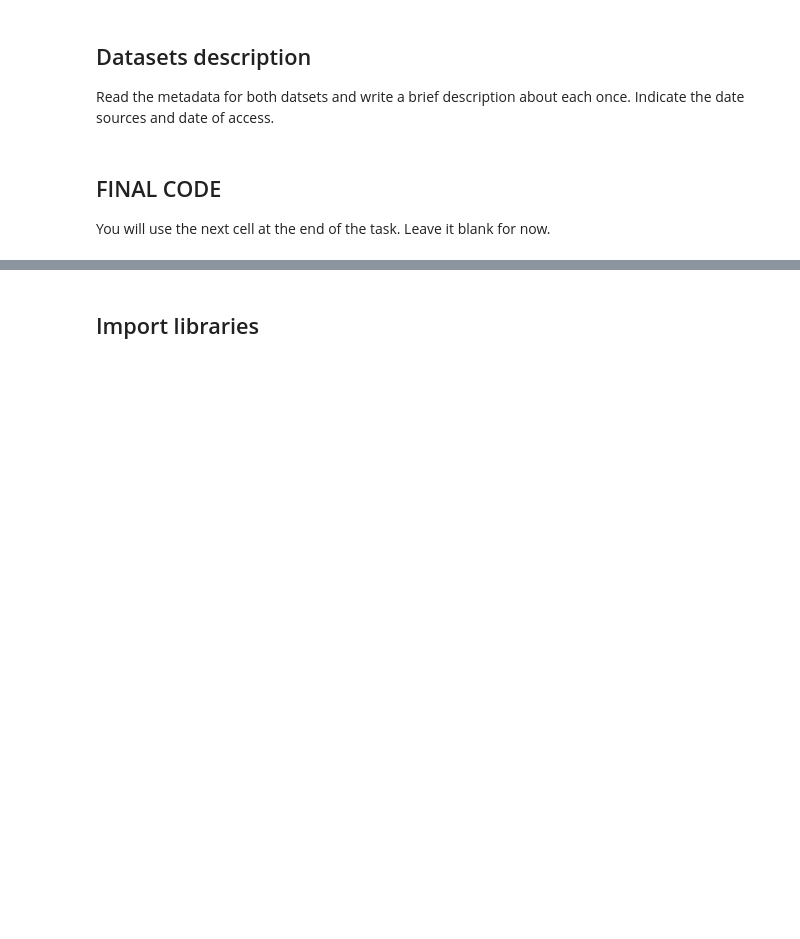
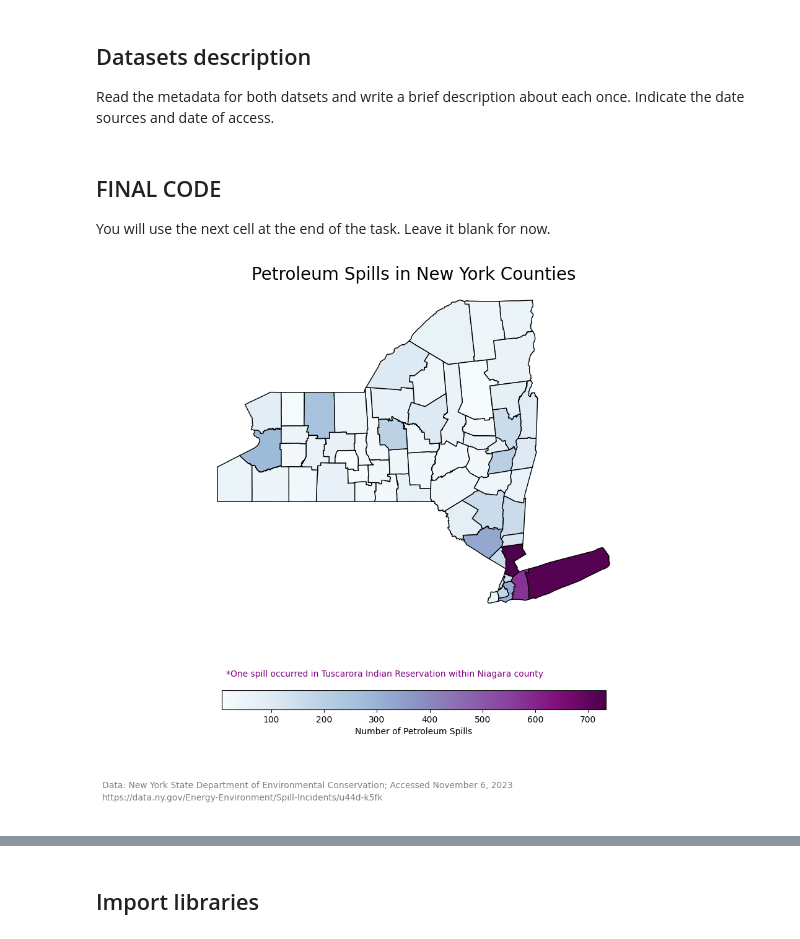
Before and after one commit to shmuir/eds-220-assignment-3, a Jupyter notebook: hwk3-task1-spills.ipynb, the cells around one changed output, grey strips where cells are left out. Saved outputs shown, nothing was run; the diff lists cells and outputs as text; code cells hidden in the pictures; blank space fills up the shorter version.

```diff
--- a/hwk3-task1-spills.ipynb
+++ b/hwk3-task1-spills.ipynb
@@ -45,3 +43,81 @@ You will use the next cell at the end of the task. Leave it blank for now.
+# %%
+# Import libraries
+import pandas as pd
+import numpy as np
+import geopandas as gpd
+import matplotlib.pyplot as plt
+
+# Import data
+spills = pd.read_csv("data/Spill_Incidents_20231106.csv")
+counties = gpd.read_file("data/tl_2022_us_county")
+
+# Prepare the spills data
+spills.columns = spills.columns.str.lower().str.replace(' ','_')
+
+# Data selection
+spills.spill_date = pd.to_datetime(spills.spill_date)
+petr_23 = spills[(spills.material_family == "Petroleum") & (spills.spill_date >= "1/1/2023") & (spills.spill_date <= "10/31/2023")]
+
+# Data aggregation
+spills_per_county = petr_23.groupby(['county']).size().reset_index(name='n_spills')
+
+# Prepare counties data
+counties.columns = counties.columns.str.lower().str.replace(" ", "_")
+
+# Data selection
+ny_counties = counties[counties.statefp == '36']
+
+# Merging the data
+spills_per_county.at[st_lawrence_index,'county'] = "St. Lawrence"
+
+ny_counties = ny_counties.rename(columns = {'name':'county'})
+
+ny_counties = pd.merge(ny_counties,
+                       spills_per_county,
+                       how='inner',
+                       on='county').set_index('county')
+
+ny_counties.at['Niagara', 'n_spills'] += 1
+
+# Plot
+fig, ax = plt.subplots(figsize=(10, 10))
+
+ax.axis('off')
+
+ny_counties.plot(ax=ax,
+                      column='n_spills',
+                       cmap='BuPu',
+                       legend=True,
+                       edgecolor='black',
+                       legend_kwds={'shrink':.8,
+                                    'label': 'Number of Petroleum Spills',
+                                    'orientation': 'horizontal'
+                                    })
+
+ax.annotate("*One spill occurred in Tuscarora Indian Reservation within Niagara county",
+            xy=(.21, .23), # position
+            xycoords = 'figure fraction',
+            fontsize=10,
+            color='purple')
+
+ax.annotate("Data: New York State Department of Environmental Conservation; Accessed November 6, 2023",
+            xy=(.01, .05), # position
+            xycoords = 'figure fraction',
+            fontsize=10,
+            color='grey')
+
+ax.annotate("https://data.ny.gov/Energy-Environment/Spill-Incidents/u44d-k5fk",
+            xy=(.01, .03), # position
+            xycoords = 'figure fraction',
+            fontsize=10,
+            color='grey')
+
+ax.set_title('Petroleum Spills in New York Counties',  fontsize=20)
+
+
+plt.show()
+# %% [output]
+[figure, added]
 # %% [markdown]
 <!-- write your description in this markdwon cell -->
 # %% [markdown]
```
Also changed, not shown: parts of 8 cells of this notebook.
